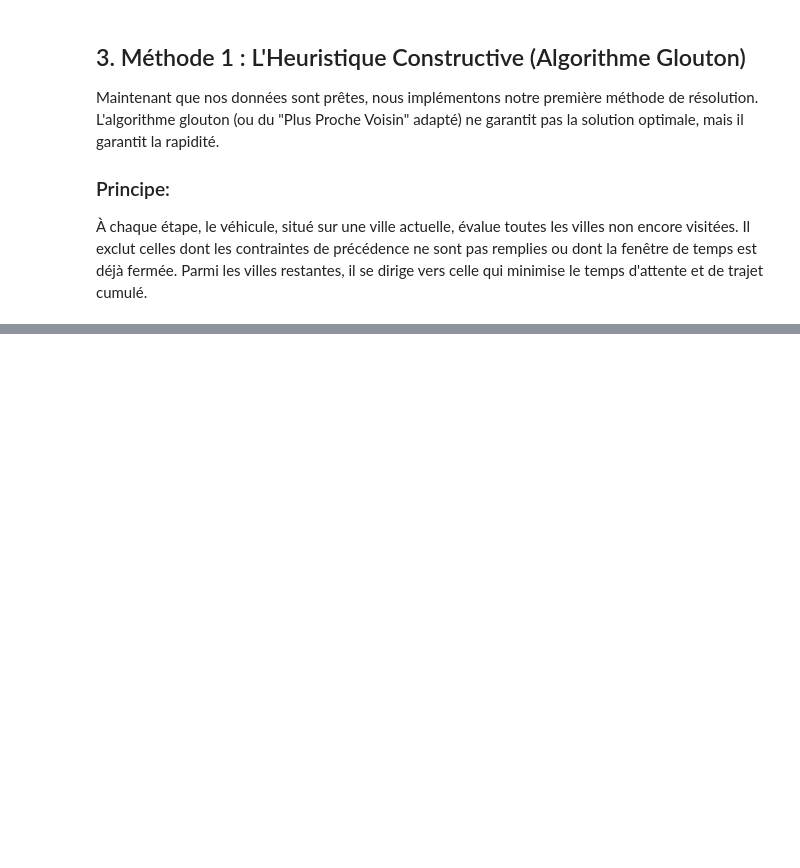
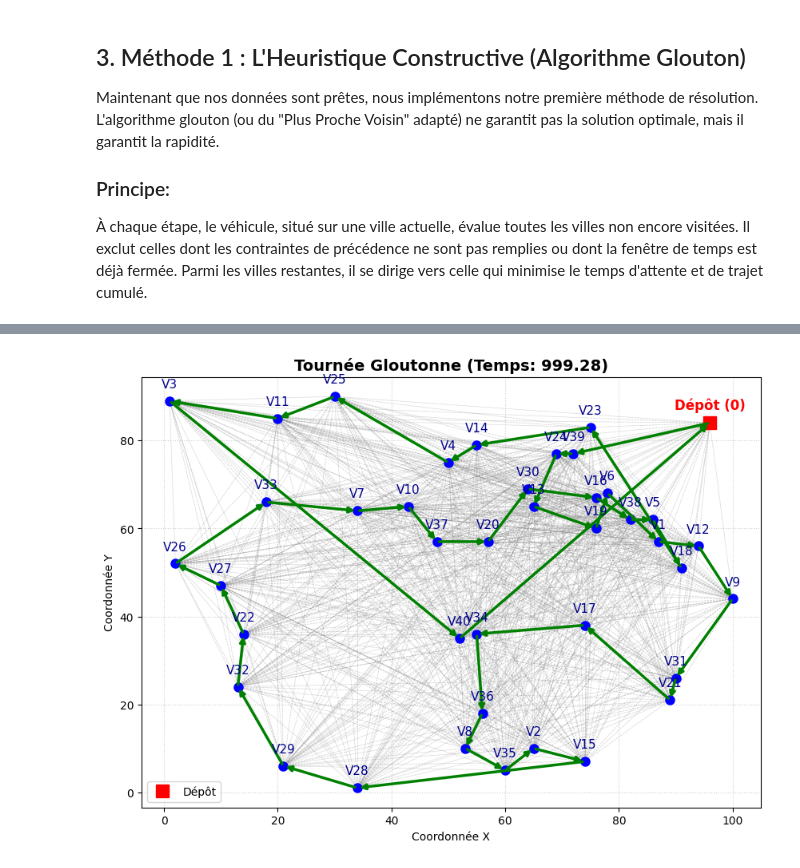
Before and after one commit to issouuf/projet_recherche_op, a Jupyter notebook: projet.ipynb, the cells around one changed output, grey strips where cells are left out. Cells and saved outputs as stored; diff of their text form; code cells hidden in the pictures; blank space fills up the shorter version.

```diff
--- a/projet.ipynb
+++ b/projet.ipynb
@@ -177,10 +177,10 @@ class InstanceTSPTW:
         self.service_times = {0: 0}
 
         for i in range(1, n_villes + 1):
-            e_i = random.randint(10, 200)
-            l_i = e_i + random.randint(50, 150) # Fenêtre plus ou moins large
+            e_i = random.randint(0, 100)
+            l_i = e_i + random.randint(500, 1000) # Fenêtre plus ou moins large
             self.time_windows[i] = (e_i, l_i)
-            self.service_times[i] = random.randint(5, 15) # Temps de déchargement ou temps de service
+            self.service_times[i] = random.randint(5, 10) # Temps de déchargement ou temps de service
 
         # Génération de précédences cohérentes en évitant de faire des boucles ou des contradictions (pas de B avant A si A doit être avant B)
         self.precedences = []
@@ -194,8 +194,8 @@ class InstanceTSPTW:
                 self.precedences.append((i, j))
 
 # Création d'une instance de test de 10 villes
-test_instance = InstanceTSPTW(n_villes=10, num_precedences=2)
-print(f"Génération réussie : 1 dépôt, {test_instance.n_villes} villes.")
-print(f"Contraintes de précédences générées : {test_instance.precedences}")
+instance_test = InstanceTSPTW(n_villes=10, num_precedences=2)
+print(f"Génération réussie : 1 dépôt, {instance_test.n_villes} villes.")
+print(f"Contraintes de précédences générées : {instance_test.precedences}")
 # %% [output]
 Génération réussie : 1 dépôt, 10 villes.
@@ -232,3 +400,61 @@ def resoudre_glouton(instance):
+# %%
+import matplotlib.pyplot as plt
+
+def tracer_tournee(instance, tournee, titre="Visualisation de la tournée"):
+    """
+    Trace le graphe de l'instance et la tournée empruntée en vert.
+    """
+    plt.figure(figsize=(10, 7))
+
+    # 1. Tracer le "bruit de fond" (toutes les routes possibles en gris très clair)
+    for i in range(instance.n_villes + 1):
+        for j in range(instance.n_villes + 1):
+            if i != j:
+                xi, yi = instance.coords[i]
+                xj, yj = instance.coords[j]
+                plt.plot([xi, xj], [yi, yj], color='gray', linestyle='--', linewidth=0.5, alpha=0.2)
+
+    # 2. Tracer la tournée choisie en vert avec des flèches de direction
+    for k in range(len(tournee) - 1):
+        i = tournee[k]
+        j = tournee[k+1]
+        xi, yi = instance.coords[i]
+        xj, yj = instance.coords[j]
+
+        # On dessine une flèche verte du point i au point j
+        plt.annotate('', xy=(xj, yj), xytext=(xi, yi),
+                     arrowprops=dict(edgecolor='green', facecolor='green', arrowstyle='-|>', lw=2.5))
+
+    # 3. Placer et nommer les sommets
+    for i in range(instance.n_villes + 1):
+        x, y = instance.coords[i]
+        if i == 0:
+            # Le Dépôt
+            plt.plot(x, y, 'rs', markersize=12, label='Dépôt') # rs = Red Square
+            plt.text(x, y + 3, 'Dépôt (0)', fontsize=12, ha='center', color='red', weight='bold')
+        else:
+            # Les villes
+            plt.plot(x, y, 'bo', markersize=8) # bo = Blue Circle
+            plt.text(x, y + 3, f'V{i}', fontsize=11, ha='center', color='darkblue')
+
+    # 4. Paramétrage esthétique du graphique
+    plt.title(titre, fontsize=14, weight='bold')
+    plt.xlabel('Coordonnée X')
+    plt.ylabel('Coordonnée Y')
+    plt.legend()
+    plt.grid(True, linestyle=':', alpha=0.6)
+
+    # Affichage
+    plt.show()
+
+# --- EXÉCUTION DU TRACEUR ---
+# On s'assure qu'une tournée a bien été trouvée avant de tracer
+if 'tournee_gloutonne' in locals() and succes:
+    tracer_tournee(instance, tournee_gloutonne, titre=f"Tournée Gloutonne (Temps: {temps_glouton:.2f})")
+else:
+    print("Veuillez d'abord exécuter l'algorithme glouton avec succès.")
+# %% [output]
+[figure, added]
 # %% [markdown]
 ## 4. Méthode 2 : Optimisation par Méta-heuristique (Recuit Simulé)
 Le défaut majeur de l'algorithme glouton est son incapacité à voir plus loin : il fait le meilleur choix à l'instant T, sans anticiper les blocages futurs. Pour pallier ce problème, nous allons utiliser une méta-heuristique d'amélioration : le **Recuit Simulé** (Simulated Annealing).
```
Also changed, not shown: parts of 5 cells of this notebook.
